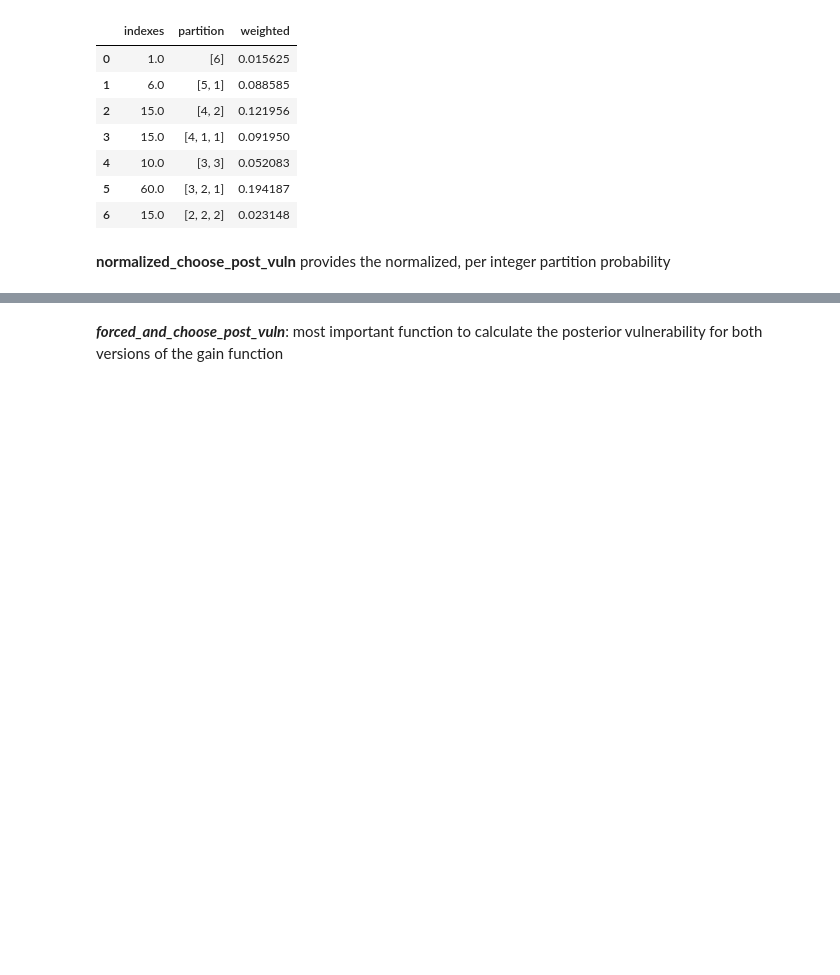
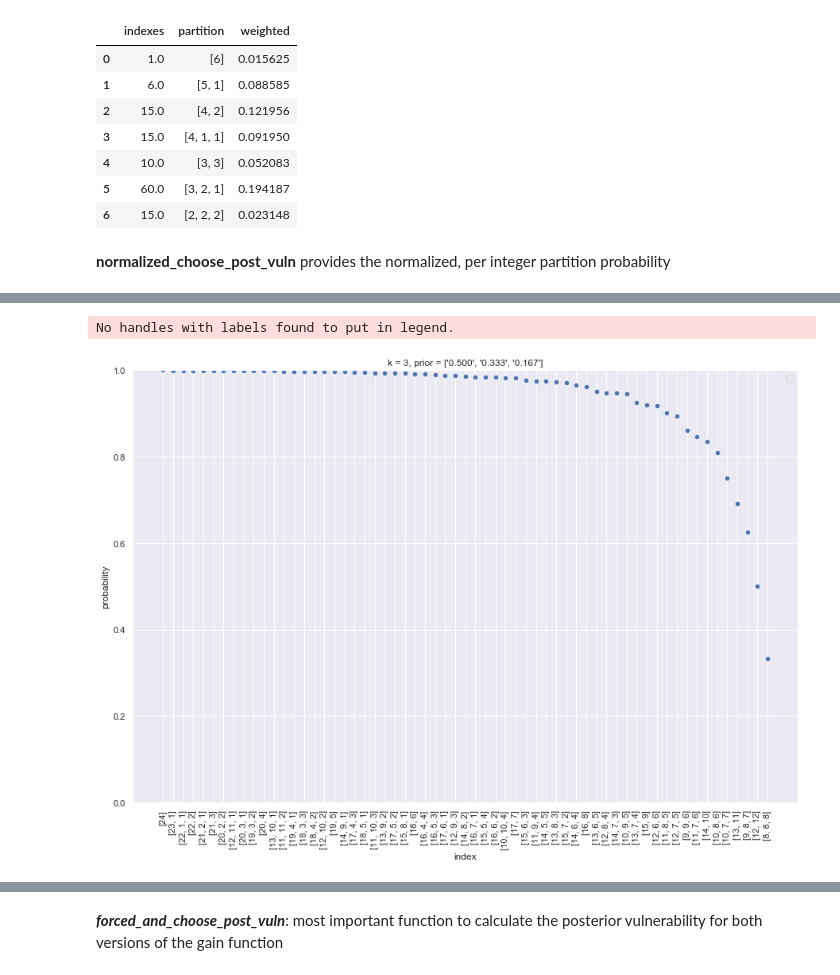
Before and after one commit to majk12/pbv, a Jupyter notebook: gain_choose.ipynb, the cells around one changed output, grey strips where cells are left out. Cells and saved outputs as stored; diff of their text form; code cells hidden in the pictures; blank space fills up the shorter version.

```diff
--- a/gain_choose.ipynb
+++ b/gain_choose.ipynb
@@ -518,0 +502,9 @@ No handles with labels found to put in legend.
+# %%
+n = 24
+k = 3
+prob = [1/2, 1/3, 1/6]
+norm_df = normalized_choose_post_vuln(n, k, prob)
+graph_choose_normalized(n, k, prob, norm_df)
+# %% [output]
+No handles with labels found to put in legend.
+[figure, added]
```
Also changed, not shown: parts of 9 cells of this notebook.
